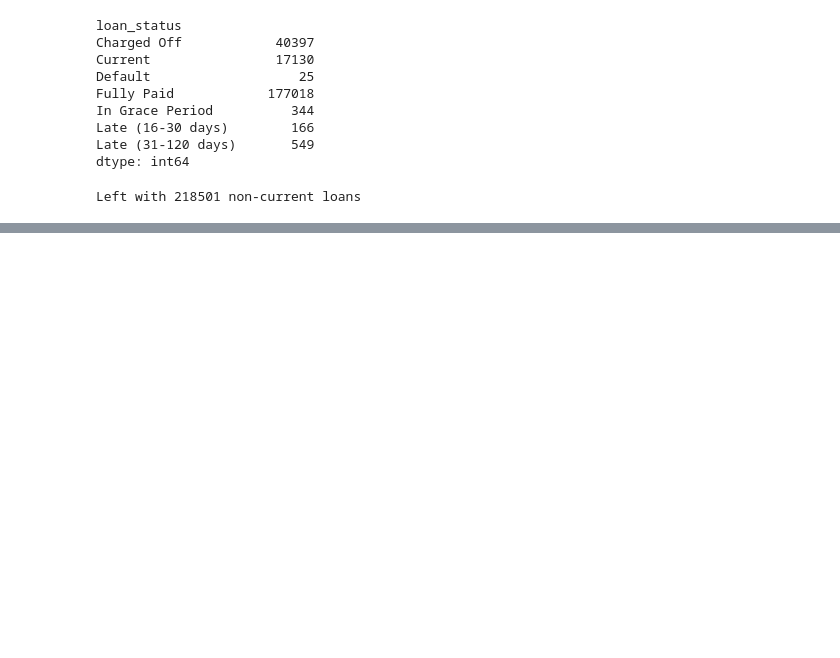
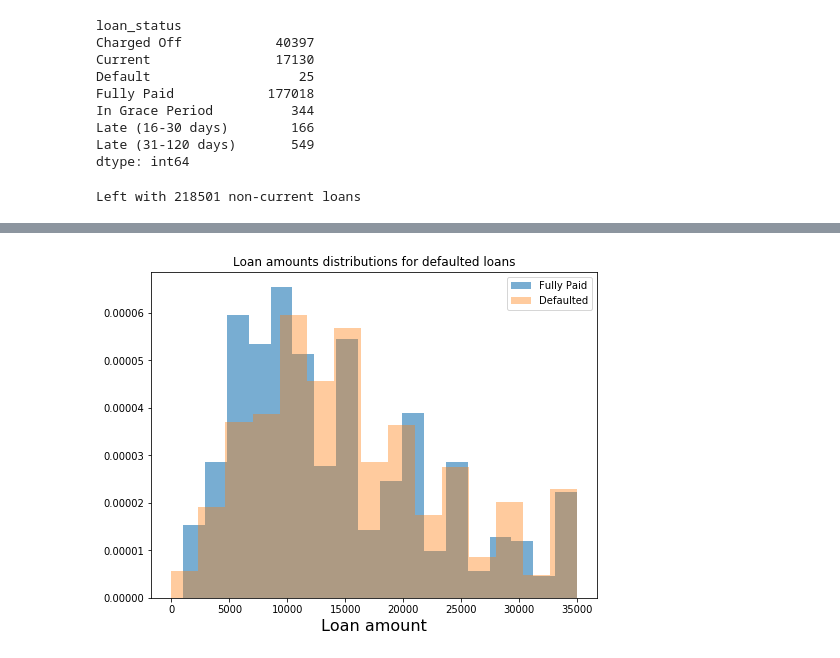
Before and after one commit to bhavenp/209A-FinalProject, a Jupyter notebook: bhaven/milestone3_work.ipynb, the cells around one changed output, grey strips where cells are left out. Cells and saved outputs as stored; diff of their text form; code cells hidden in the pictures; blank space fills up the shorter version.

Commit message:
Looked at whether loan amount affects chance of default

```diff
--- a/bhaven/milestone3_work.ipynb
+++ b/bhaven/milestone3_work.ipynb
@@ -61,3 +61,7 @@ display(loans_2014_all_done.head())
 | 3 | 7650.0 | 7650.0 | 7650.0 | 36 months | 13.66% | 260.20 | C | C3 | ... |
 | 4 | 9600.0 | 9600.0 | 9600.0 | 36 months | 13.66% | 326.53 | C | C3 | ... |
 | 5 | 21425.0 | 21425.0 | 21425.0 | 60 months | 15.59% | 516.36 | D | D1 | ... |
+# %%
+loans_2014_all_done['default'] = 1;
+loans_2014_all_done.loc[loans_2014_all_done.loan_status == 'Fully Paid', 'default'] = 0;
+loans_2014_all_done.head()
@@ -63,0 +85,17 @@ display(loans_2014_all_done.head())
+# %%
+fig = plt.figure(figsize=(8,6));
+ax = plt.subplot(1,1,1);
+f_size=16;
+
+ax.set_xlabel('Loan amount', fontsize= f_size);
+ax.set_title('Loan amounts distributions for defaulted loans')
+
+ax.hist(loans_2014_all_done.loc[loans_2014_all_done.default == 0, 'loan_amnt'], bins=18, density=True, label='Fully Paid', alpha=0.6);
+ax.hist(loans_2014_all_done.loc[loans_2014_all_done.default == 1, 'loan_amnt'], bins=15, density=True, label='Defaulted', alpha=0.4);
+
+
+ax.legend(loc='best');
+
+plt.show()
+# %% [output]
+[figure, added]
```
Also changed, not shown: parts of 2 cells of this notebook.
